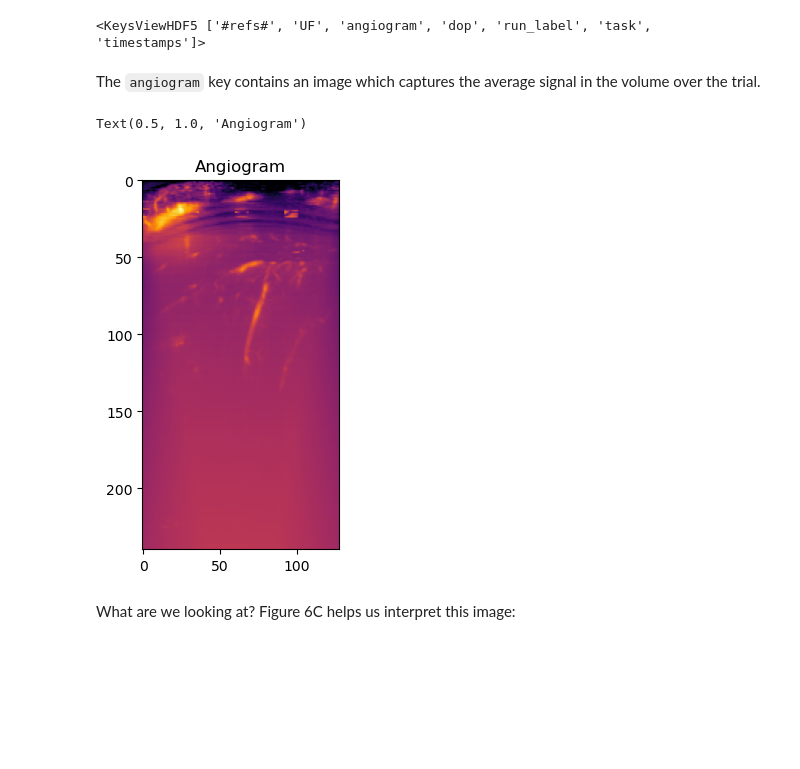
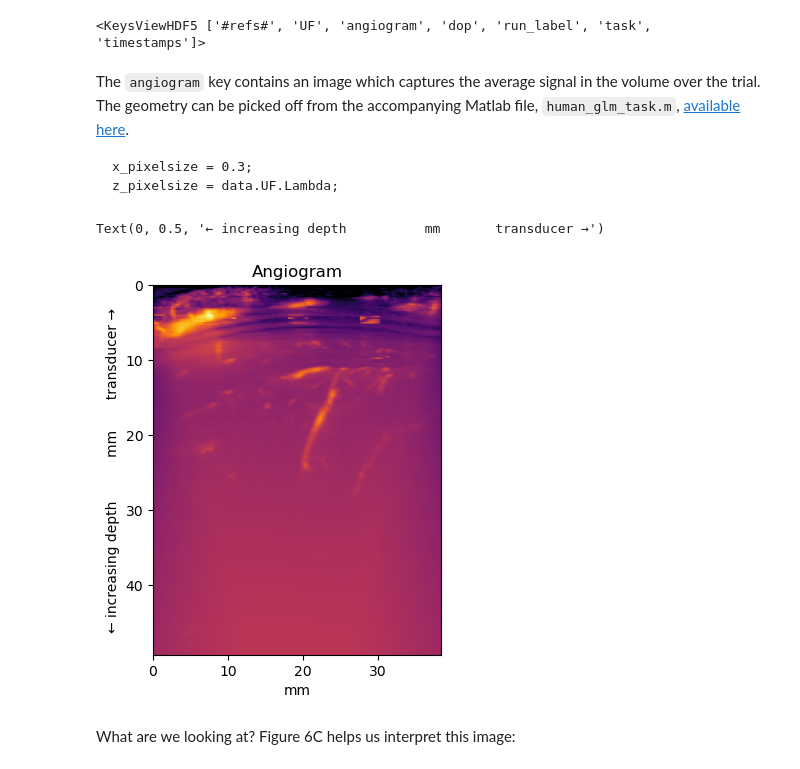
Before and after one commit to patrickmineault/fus, a Jupyter notebook: 04 - Real Data Analysis.ipynb, the cells around one changed output. Saved outputs shown, nothing was run; the diff lists cells and outputs as text; code cells hidden in the pictures; blank space fills up the shorter version.

Commit message:
Correct aspect ratio

````diff
--- a/04 - Real Data Analysis.ipynb
+++ b/04 - Real Data Analysis.ipynb
@@ -53,13 +53,22 @@ f.keys()
 # %% [output]
 <KeysViewHDF5 ['#refs#', 'UF', 'angiogram', 'dop', 'run_label', 'task', 'timestamps']>
 # %% [markdown]
-The `angiogram` key contains an image which captures the average signal in the volume over the trial.
+The `angiogram` key contains an image which captures the average signal in the volume over the trial. The geometry can be picked off from the accompanying Matlab file, `human_glm_task.m`, [available here](https://zenodo.org/records/11100191).
+
+```
+x_pixelsize = 0.3;
+z_pixelsize = data.UF.Lambda;
+```
 # %%
-plt.imshow(np.log(f['angiogram'][:].T[:, ::-1]), cmap='inferno')
+x_pixelsize = 0.3  # in mm
+z_pixelsize = f['UF']['Lambda'][:][0] # in mm
+plt.imshow(np.log(f['angiogram'][:].T[:, ::-1]), cmap='inferno', extent=[0, f['angiogram'].shape[0]*x_pixelsize, f['angiogram'].shape[1]*z_pixelsize, 0], aspect='equal')
 plt.title("Angiogram")
+plt.xlabel('mm')
+plt.ylabel('← increasing depth          mm       transducer →')
 # %% [output]
-Text(0.5, 1.0, 'Angiogram')
+Text(0, 0.5, '← increasing depth          mm       transducer →')
-[figure, old version]
+[figure, new version]
 # %% [markdown]
 What are we looking at? Figure 6C helps us interpret this image:
 # %% [markdown]
````
Also changed, not shown: parts of 9 cells of this notebook, 1 other file.
